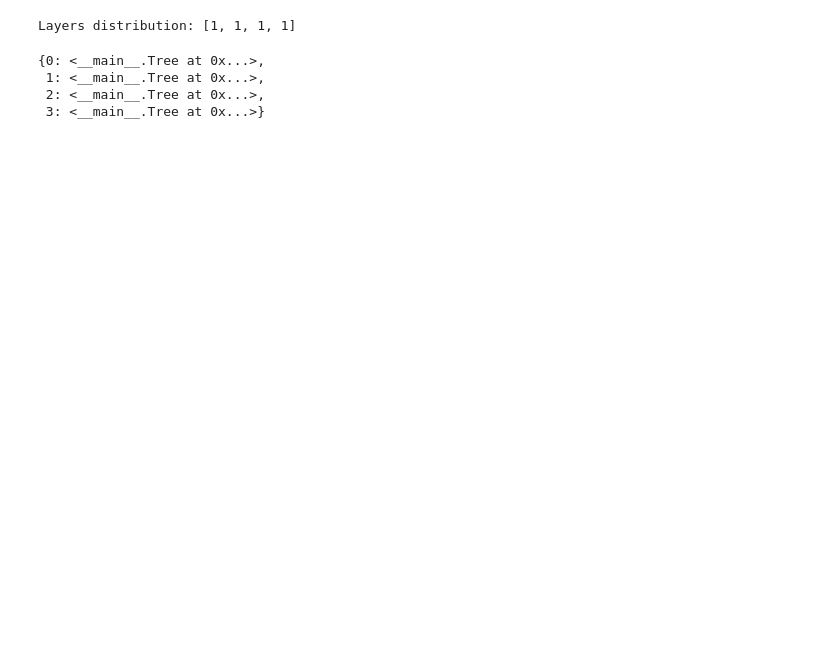
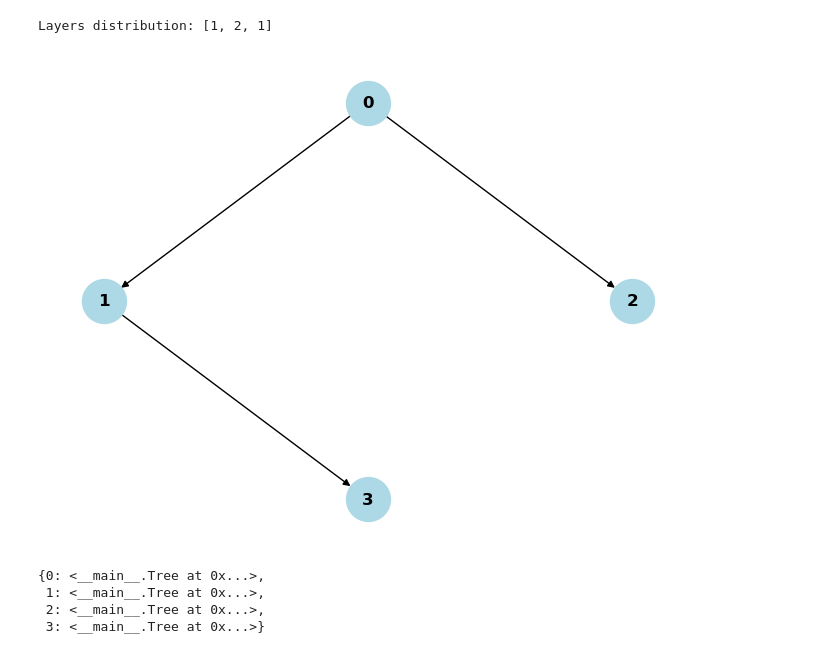
Before and after one commit to ZivHoch/Data-intensive-systems, a Jupyter notebook: log_generator.ipynb, the cells around one changed output. Cells and saved outputs as stored; diff of their text form; code cells hidden in the pictures; blank space fills up the shorter version.

```diff
--- a/log_generator.ipynb
+++ b/log_generator.ipynb
@@ -6,10 +45,6 @@ class Tree:
     def __init__(self, processid=""):
         self.processid = processid
         self.t_to = {}
-        self.t_from = {}
     def add_to(self,process):
         if id not in self.t_to:
             self.t_to[process.processid] = process
-    def add_from(self,process):
-        if id not in self.t_from:
-            self.t_from[process.processid] = process
@@ -42,7 +104,6 @@ def create_tree(num_of_nodes, threshold_depth):
             if depth == 1:
                 # Connect to "null" node (node 0)
                 node_list[0].add_to(node_list[i])
-                node_list[i].add_from(node_list[0])
             else:
                 # Connect to at least one node from the previous layer
                 prev_start = start - layers[depth - 1]
@@ -52,48 +113,45 @@ def create_tree(num_of_nodes, threshold_depth):
                     for j in range(prev_start, prev_end):
                         if random.uniform(0, 1) > 0.5:
                             node_list[j].add_to(node_list[i])
-                            node_list[i].add_from(node_list[j])
                             connected = True
                     if not connected:
                         # Ensure at least one connection
                         j = random.randint(prev_start, prev_end - 1)
                         node_list[j].add_to(node_list[i])
-                        node_list[i].add_from(node_list[j])
                         connected = True
 
             # Connect to nodes from any previous layer with a probability
             for prev_layer in range(1, depth):
                 prev_start = sum(layers[1:prev_layer])
                 prev_end = prev_start + layers[prev_layer]
                 for j in range(prev_start, prev_end):
                     if random.uniform(0, 1) > 0.5:
                         node_list[j].add_to(node_list[i])
-                        node_list[i].add_from(node_list[j])
 
             # Connect to random nodes from random future layers (two or more layers ahead)
             for future_layer in range(depth + 2, len(layers)):
                 future_start = sum(layers[1:future_layer])
                 future_end = future_start + layers[future_layer]
                 if future_start < future_end:
                     k = random.randint(future_start, future_end - 1)
                     node_list[i].add_to(node_list[k])
-                    node_list[k].add_from(node_list[i])
 
         start = end
 
     return node_list,layers
 
     # Print the structure of the tree
     print("Tree structure:")
     for x in node_list:
         print(f"Node {node_list[x].processid}:")
         print("  To:", [node_list[x].t_to[y].processid for y in node_list[x].t_to])
-        print("  From:", [node_list[x].t_from[y].processid for y in node_list[x].t_from])
     return node_list
 net_tree,layers = create_tree(3, 3)
+visualize_tree(list(net_tree.values()), layers)
 net_tree
 # %% [output]
-Layers distribution: [1, 1, 1, 1]
+Layers distribution: [1, 2, 1]
+[figure, added]
 {0: <__main__.Tree at 0x...>,
  1: <__main__.Tree at 0x...>,
  2: <__main__.Tree at 0x...>,
```
Also changed, not shown: parts of 5 cells of this notebook.
